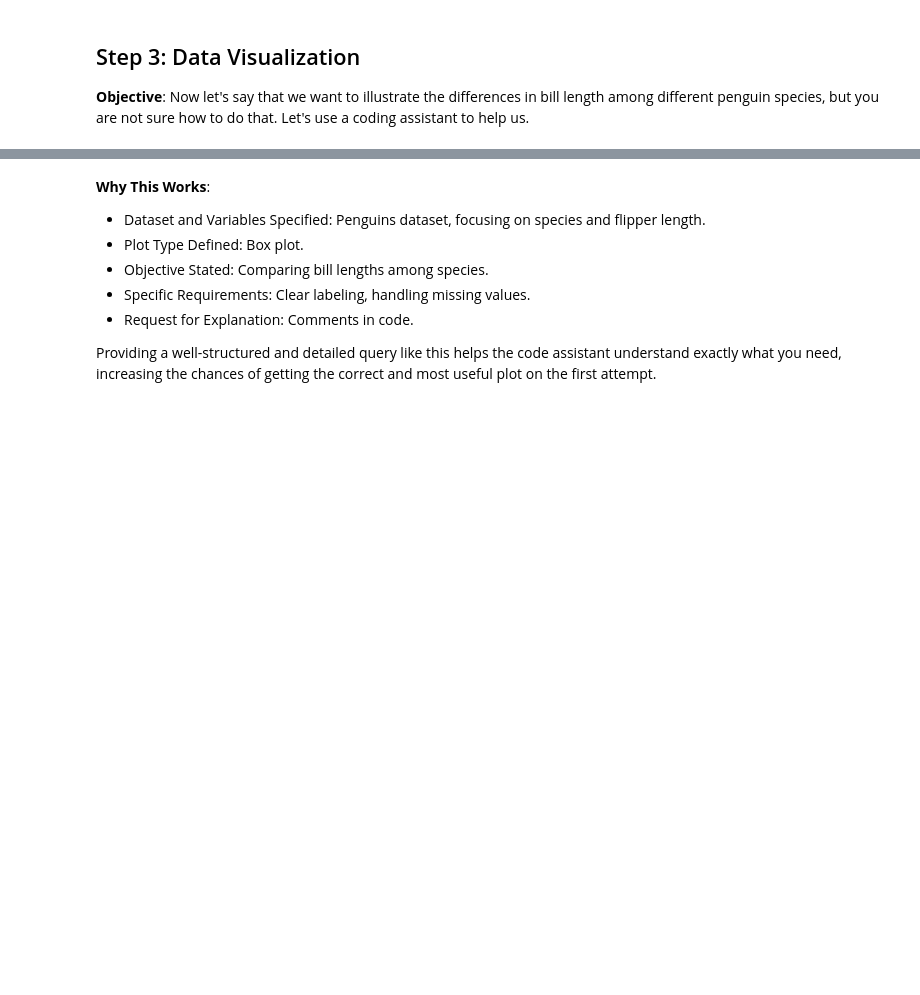
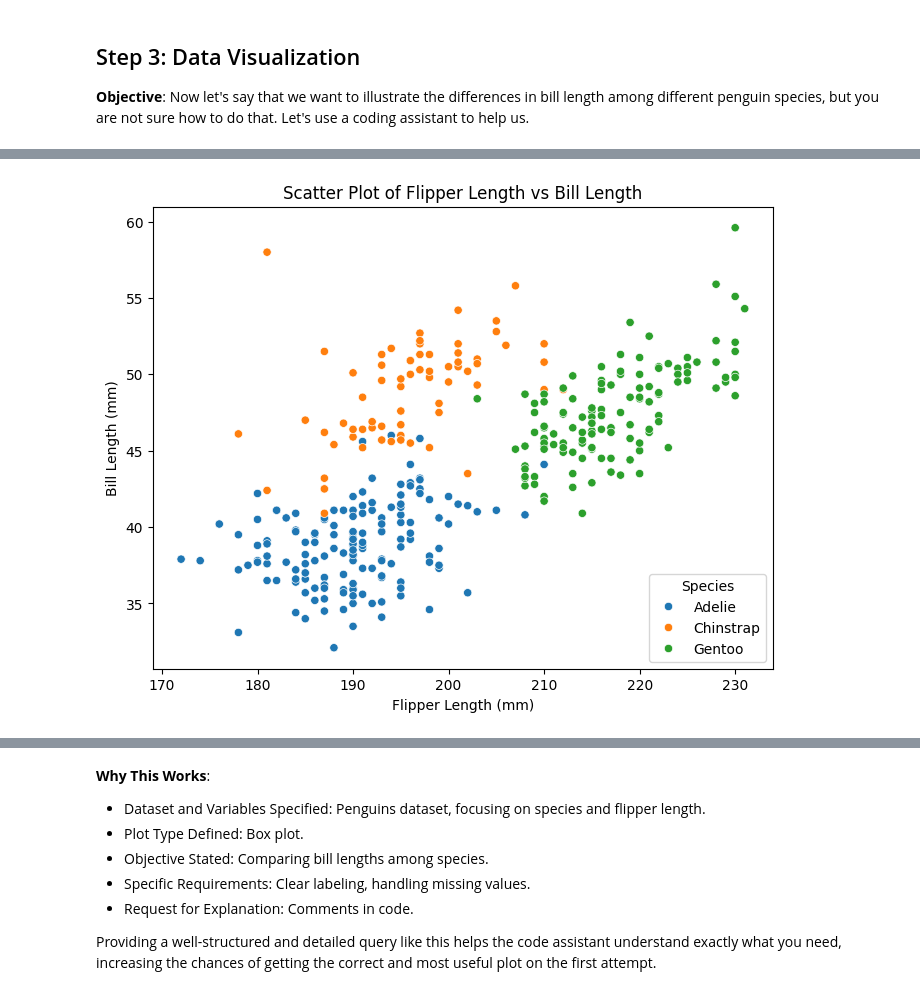
Before and after one commit to blochel/Jupyter_Content, a Jupyter notebook: 02_2_Coding_Assistants_Tutorial.ipynb, the cells around one changed output, grey strips where cells are left out. Drawn from its saved outputs; the diff is of its cells as text; code cells hidden in the pictures; blank space fills up the shorter version.

```diff
--- a/02_2_Coding_Assistants_Tutorial.ipynb
+++ b/02_2_Coding_Assistants_Tutorial.ipynb
@@ -57,9 +102,26 @@ __Objective__: Now let's say that we want to illustrate the differences in bill
 # %%
 # Slightly more helpful version
 # Rephrase the question by identifying plot type and the variable of interest
 
 
 # Output:
+
+import matplotlib.pyplot as plt
+import seaborn as sns
+
+# Load the penguins dataset (assuming it's already loaded as 'penguins')
+# penguins = sns.load_dataset('penguins')
+
+# Create a scatter plot of flipper_length_mm vs bill_length_mm
+plt.figure(figsize=(8, 6))
+sns.scatterplot(data=penguins, x='flipper_length_mm', y='bill_length_mm', hue='species')
+plt.title('Scatter Plot of Flipper Length vs Bill Length')
+plt.xlabel('Flipper Length (mm)')
+plt.ylabel('Bill Length (mm)')
+plt.legend(title='Species')
+plt.show()
+# %% [output]
+[figure, added]
 # %%
 # Ideal query
 # Try addressing the following aspects of the data:
```
Also changed, not shown: parts of 10 cells of this notebook.
